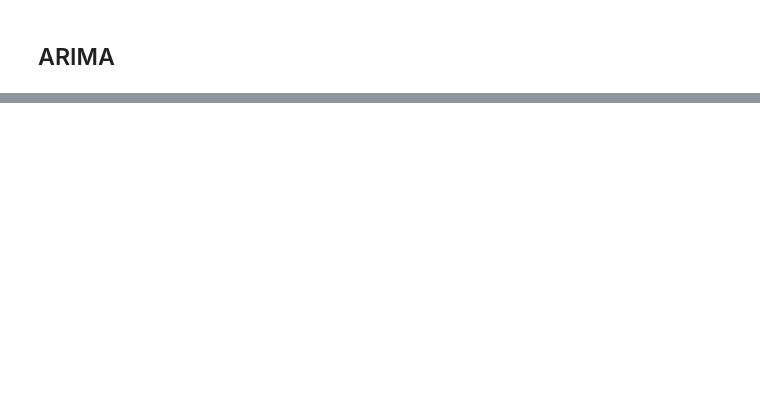
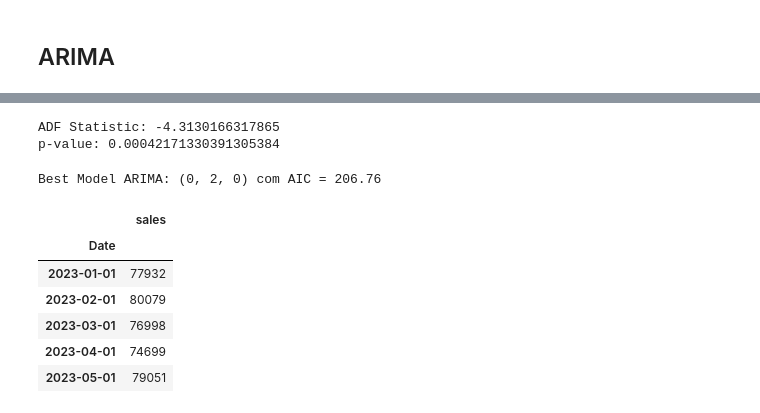
Before and after one commit to CCT-Dublin/capstone-project-alexandramuniks, a Jupyter notebook: Final Strategic Thinking..ipynb, the cells around one changed output, grey strips where cells are left out. Cells and saved outputs as stored; diff of their text form; code cells hidden in the pictures; blank space fills up the shorter version.

```diff
--- a/Final Strategic Thinking..ipynb
+++ b/Final Strategic Thinking..ipynb
@@ -667,3 +900,0 @@ from sklearn.metrics import classification_report, confusion_matrix
-# %%
-df['total_sales'] = df[[f'sales_month_{i}' for i in range(1, 13)]].sum(axis=1)
-df['sales_class'] = df['total_sales'].apply(lambda x: 1 if x >= df['total_sales'].median() else 0)
@@ -712,0 +931,7 @@ Validation of results: critical analysis of the models' performance
+# %%
+result = adfuller(df_filt['sales'])
+print(f"ADF Statistic: {result[0]}")
+print(f"p-value: {result[1]}")
+# %% [output]
+ADF Statistic: -4.3130166317865
+p-value: 0.00042171330391305384
@@ -712,0 +957,14 @@ Validation of results: critical analysis of the models' performance
+# %%
+print(f"Best Model ARIMA: {best_order} com AIC = {best_aic:.2f}")
+# %% [output]
+Best Model ARIMA: (0, 2, 0) com AIC = 206.76
+# %%
+df_filt.head()
+# %% [output]
+|  | sales |
+| Date |  |
+| 2023-01-01 | 77932 |
+| 2023-02-01 | 80079 |
+| 2023-03-01 | 76998 |
+| 2023-04-01 | 74699 |
+| 2023-05-01 | 79051 |
```
Also changed, not shown: parts of 96 cells of this notebook, 1 other file.
